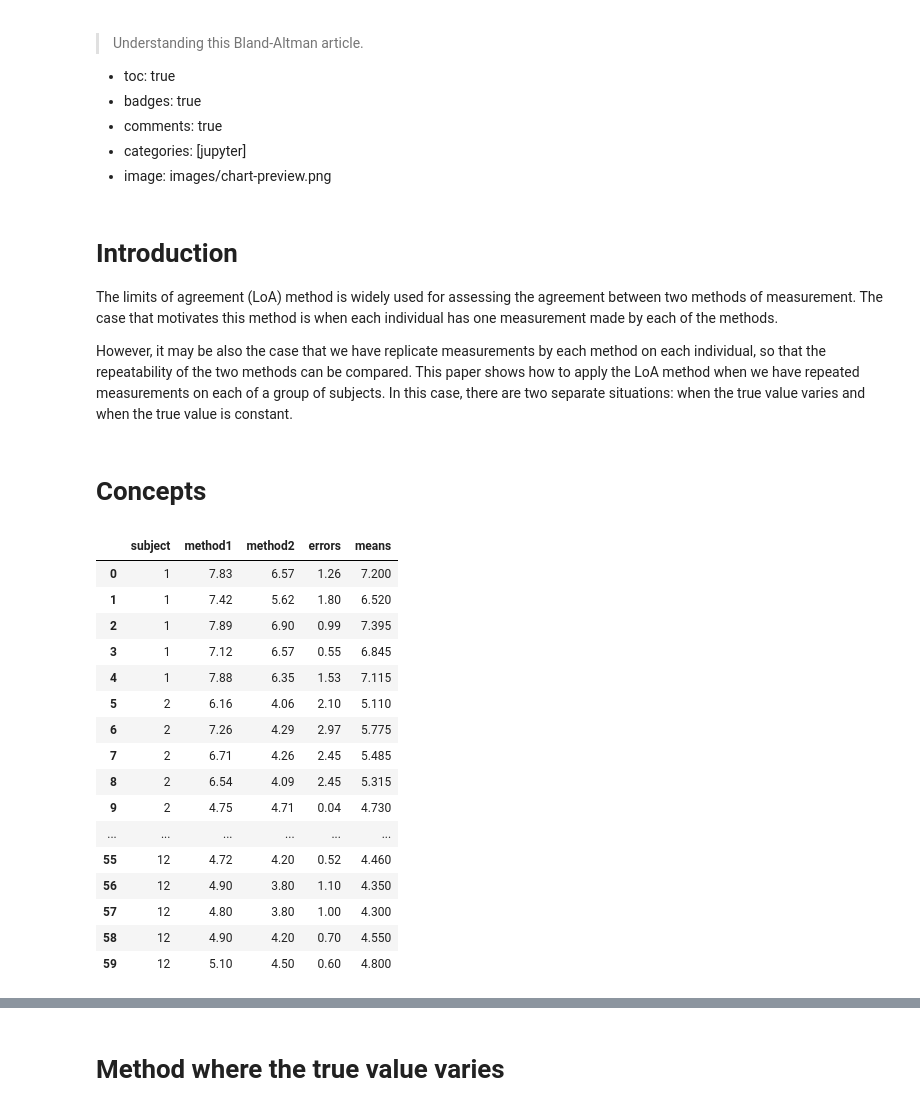
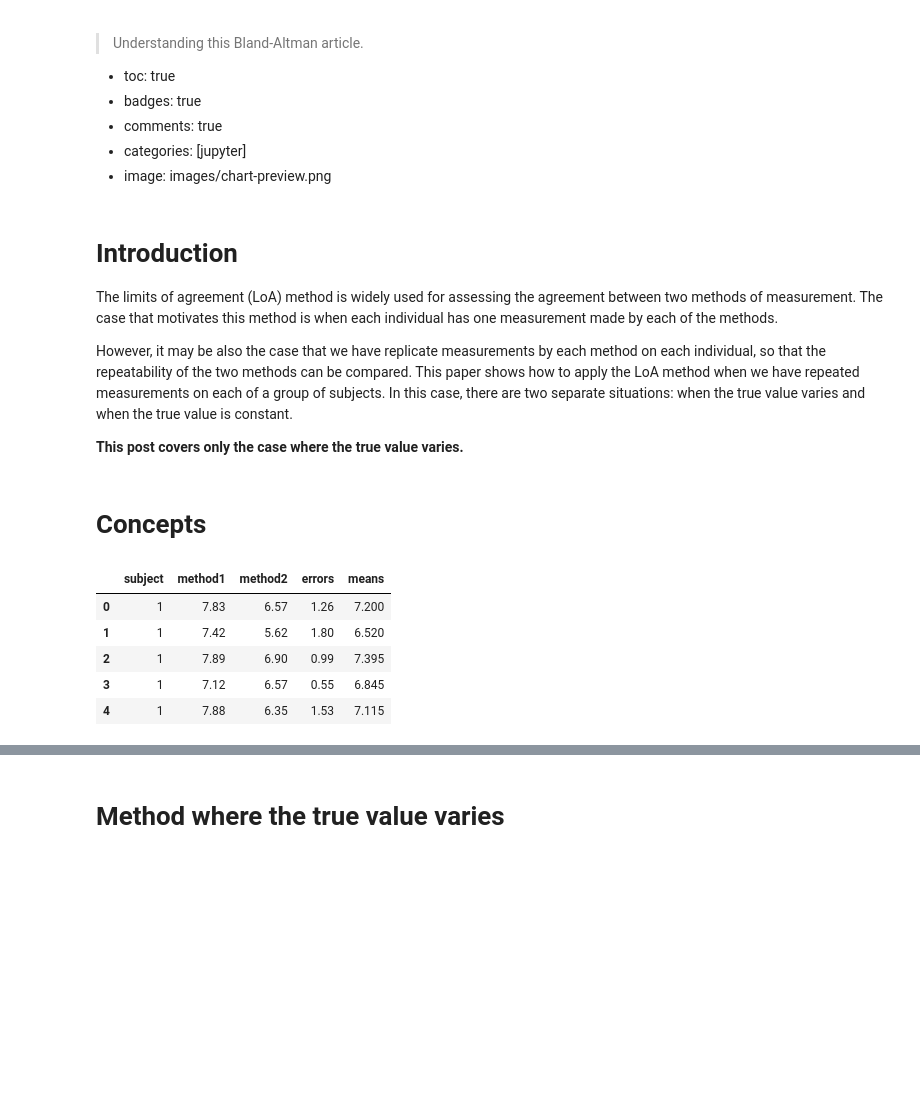
Before and after one commit to herculanodavi/listofbizus, a Jupyter notebook: _notebooks/2020-03-31-compound_bland_altman.ipynb, the cells around one changed output, grey strips where cells are left out. Cells and saved outputs as stored; diff of their text form; code cells hidden in the pictures; blank space fills up the shorter version.

Commit message:
Corrections on blandaltman post

```diff
--- a/_notebooks/2020-03-31-compound_bland_altman.ipynb
+++ b/_notebooks/2020-03-31-compound_bland_altman.ipynb
@@ -18,29 +18,20 @@ import matplotlib.pyplot as plt
 The limits of agreement (LoA) method is widely used for assessing the agreement between two methods of measurement. The case that motivates this method is when each individual has one measurement made by each of the methods.
 
 However, it may be also the case that we have replicate measurements by each method on each individual, so that the repeatability of the two methods can be compared. This paper shows how to apply the LoA method when we have repeated measurements on each of a group of subjects. In this case, there are two separate situations: when the true value varies and when the true value is constant.
+
+**This post covers only the case where the true value varies.**
 # %% [markdown]
 # Concepts
 # %%
 data = pd.read_csv('observations_310320.csv')
 data['errors'] = data['method1'] - data['method2']
 data['means'] = (data['method1'] + data['method2'])/2
 # data['errors'] = data['errors'] / data['means']
-data
+data.head()
 # %% [output]
 |  | subject | method1 | method2 | errors | means |
 | 0 | 1 | 7.83 | 6.57 | 1.26 | 7.200 |
 | 1 | 1 | 7.42 | 5.62 | 1.80 | 6.520 |
 | 2 | 1 | 7.89 | 6.90 | 0.99 | 7.395 |
 | 3 | 1 | 7.12 | 6.57 | 0.55 | 6.845 |
 | 4 | 1 | 7.88 | 6.35 | 1.53 | 7.115 |
-| 5 | 2 | 6.16 | 4.06 | 2.10 | 5.110 |
-| 6 | 2 | 7.26 | 4.29 | 2.97 | 5.775 |
-| 7 | 2 | 6.71 | 4.26 | 2.45 | 5.485 |
-| 8 | 2 | 6.54 | 4.09 | 2.45 | 5.315 |
-| 9 | 2 | 4.75 | 4.71 | 0.04 | 4.730 |
-| ... | ... | ... | ... | ... | ... |
-| 55 | 12 | 4.72 | 4.20 | 0.52 | 4.460 |
-| 56 | 12 | 4.90 | 3.80 | 1.10 | 4.350 |
-| 57 | 12 | 4.80 | 3.80 | 1.00 | 4.300 |
-| 58 | 12 | 4.90 | 4.20 | 0.70 | 4.550 |
-| 59 | 12 | 5.10 | 4.50 | 0.60 | 4.800 |
```
Also changed, not shown: parts of 13 cells of this notebook.
